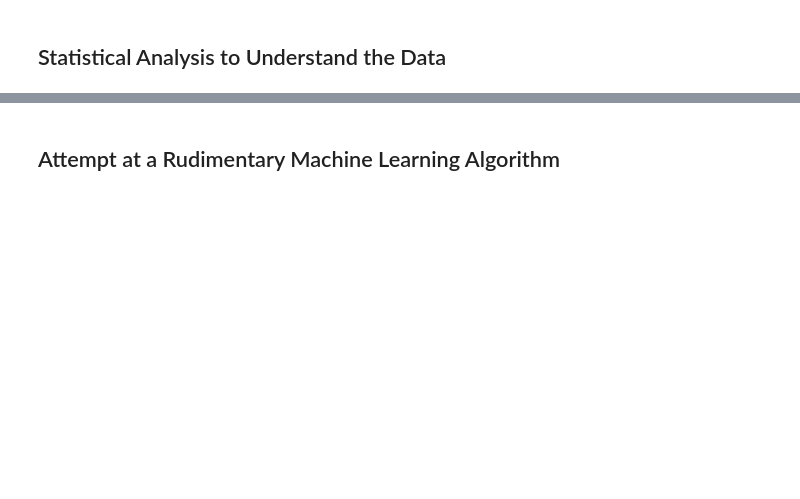
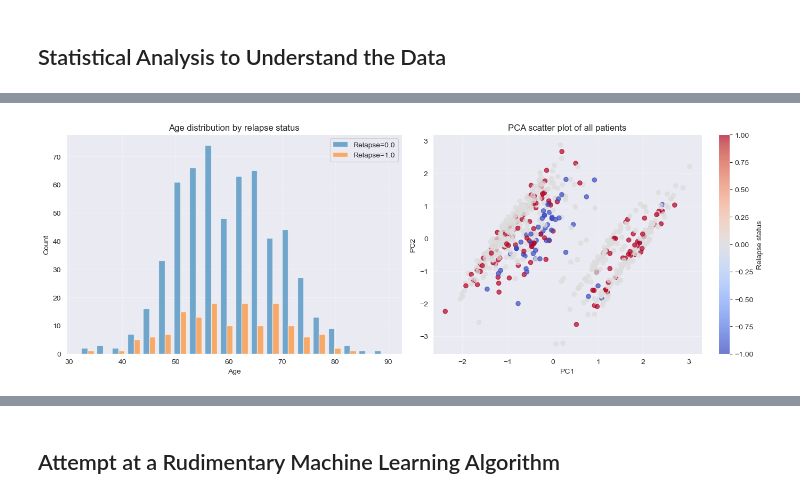
Before and after one commit to Essam-Khawaja/HECKTOR2026, a Jupyter notebook: EDA.ipynb, the cells around one changed output, grey strips where cells are left out. Drawn from its saved outputs; the diff is of its cells as text; code cells hidden in the pictures; blank space fills up the shorter version.

```diff
--- a/EDA.ipynb
+++ b/EDA.ipynb
@@ -584,2 +500,69 @@ Rows with any missing target after imputation: 0
 # %% [markdown]
 ## Statistical Analysis to Understand the Data
+# %%
+# Analysis section: summary tables and a full-data scatter view
+from sklearn.decomposition import PCA
+
+
+# Build one feature matrix for exploratory visualization.
+def build_analysis_matrix(frame):
+    age = frame[["Age"]].astype(float)
+    age_scaled = StandardScaler().fit_transform(age)
+
+    cat = frame[CAT_COLS].fillna("Missing").astype(str)
+    cat_encoded = OneHotEncoder(handle_unknown="ignore", sparse_output=False).fit_transform(cat)
+
+    return np.hstack([age_scaled, cat_encoded])
+
+
+X_analysis = build_analysis_matrix(df_clean)
+
+pca = PCA(n_components=2, random_state=42)
+coords = pca.fit_transform(X_analysis)
+
+print("Exploratory summary by relapse status")
+print(
+    df_clean.groupby("Relapse", dropna=False)
+    .agg(
+        patients=("PatientID", "count"),
+        mean_age=("Age", "mean"),
+        median_rfs=("RFS", "median"),
+    )
+    .round(2)
+    .to_string()
+)
+
+print("\nStage distributions")
+print(df_clean["T-stage"].value_counts(dropna=False).to_string())
+print("\n")
+print(df_clean["N-stage"].value_counts(dropna=False).to_string())
+
+fig, axes = plt.subplots(1, 2, figsize=(14, 5))
+
+# Left: age distribution by relapse status.
+relapse_groups = [df_clean.loc[df_clean["Relapse"] == value, "Age"] for value in sorted(df_clean["Relapse"].dropna().unique())]
+axes[0].hist(relapse_groups, bins=20, label=[f"Relapse={value}" for value in sorted(df_clean["Relapse"].dropna().unique())], alpha=0.6)
+axes[0].set_title("Age distribution by relapse status")
+axes[0].set_xlabel("Age")
+axes[0].set_ylabel("Count")
+axes[0].legend()
+axes[0].grid(True, alpha=0.3)
+
+# Right: PCA scatter plot of the full dataset.
+scatter = axes[1].scatter(
+    coords[:, 0],
+    coords[:, 1],
+    c=df_clean["Relapse"].fillna(-1),
+    cmap="coolwarm",
+    s=35,
+    alpha=0.7,
+)
+axes[1].set_title("PCA scatter plot of all patients")
+axes[1].set_xlabel("PC1")
+axes[1].set_ylabel("PC2")
+axes[1].grid(True, alpha=0.3)
+plt.colorbar(scatter, ax=axes[1], label="Relapse status")
+
+plt.tight_layout()
+plt.show()
+# %% [output]
@@ -585,0 +586 @@ Rows with any missing target after imputation: 0
+[figure, added]
```
Also changed, not shown: parts of 14 cells of this notebook, 1 other file.
